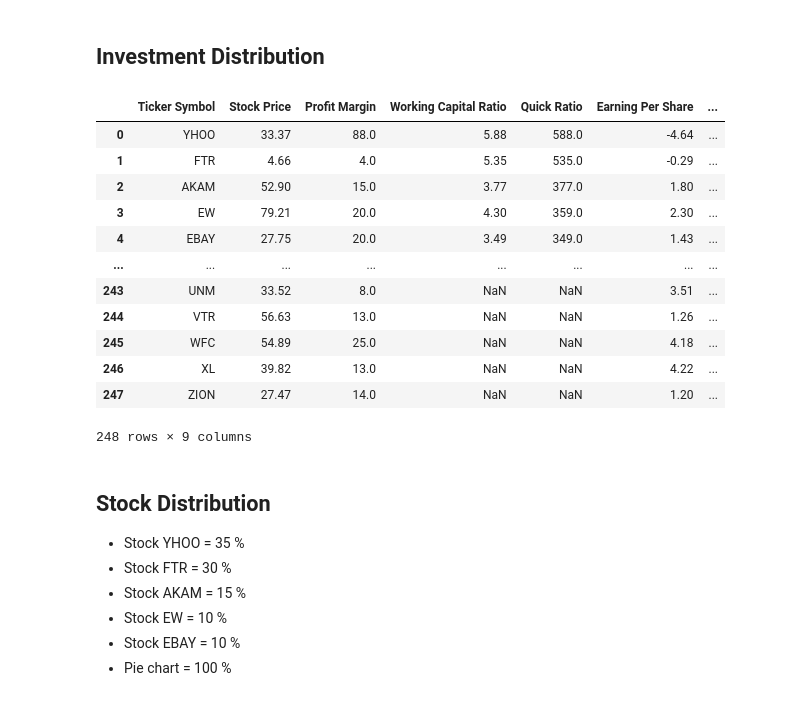
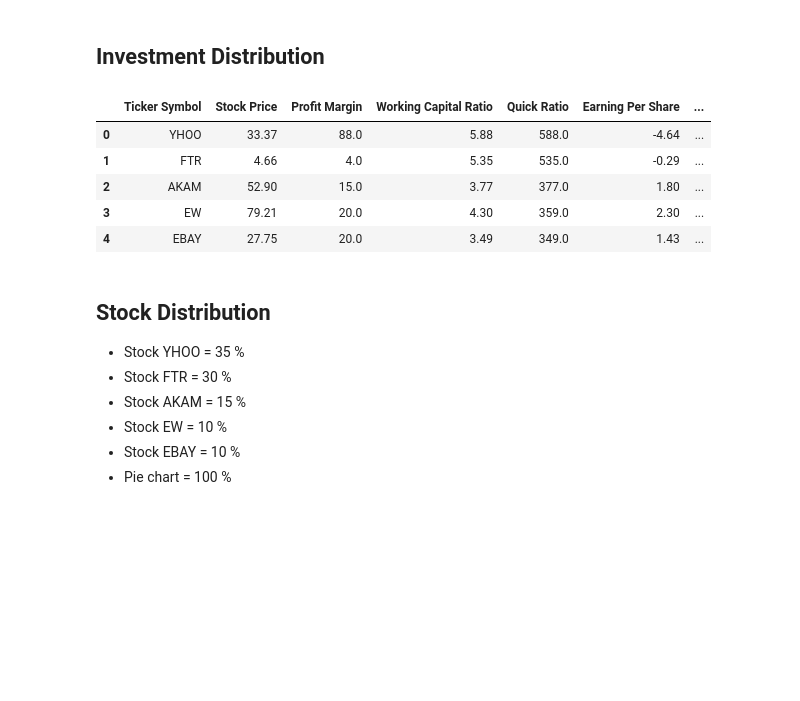
Before and after one commit to TessPalan/stock-research, a Jupyter notebook: notebook/investment_dist.ipynb, the cells around one changed output. Drawn from its saved outputs; the diff is of its cells as text; code cells hidden in the pictures; blank space fills up the shorter version.

```diff
--- a/notebook/investment_dist.ipynb
+++ b/notebook/investment_dist.ipynb
@@ -5,22 +5,16 @@ import matplotlib.pyplot as plt
 import pandas as pd
 import numpy as np
 # %%
-top_stocks = pd.read_csv('../data/top_stocks.csv')
+# read top stocks csv
+top_stocks = pd.read_csv('../data/top_stocks.csv').head()
 top_stocks
 # %% [output]
 |  | Ticker Symbol | Stock Price | Profit Margin | Working Capital Ratio | Quick Ratio | Earning Per Share | ... |
 | 0 | YHOO | 33.37 | 88.0 | 5.88 | 588.0 | -4.64 | ... |
 | 1 | FTR | 4.66 | 4.0 | 5.35 | 535.0 | -0.29 | ... |
 | 2 | AKAM | 52.90 | 15.0 | 3.77 | 377.0 | 1.80 | ... |
 | 3 | EW | 79.21 | 20.0 | 4.30 | 359.0 | 2.30 | ... |
 | 4 | EBAY | 27.75 | 20.0 | 3.49 | 349.0 | 1.43 | ... |
-| ... | ... | ... | ... | ... | ... | ... | ... |
-| 243 | UNM | 33.52 | 8.0 | NaN | NaN | 3.51 | ... |
-| 244 | VTR | 56.63 | 13.0 | NaN | NaN | 1.26 | ... |
-| 245 | WFC | 54.89 | 25.0 | NaN | NaN | 4.18 | ... |
-| 246 | XL | 39.82 | 13.0 | NaN | NaN | 4.22 | ... |
-| 247 | ZION | 27.47 | 14.0 | NaN | NaN | 1.20 | ... |
-248 rows × 9 columns
 # %% [markdown]
 ## Stock Distribution
 - Stock YHOO = 35 %
```
Also changed, not shown: parts of 10 cells of this notebook, 6 other files.
